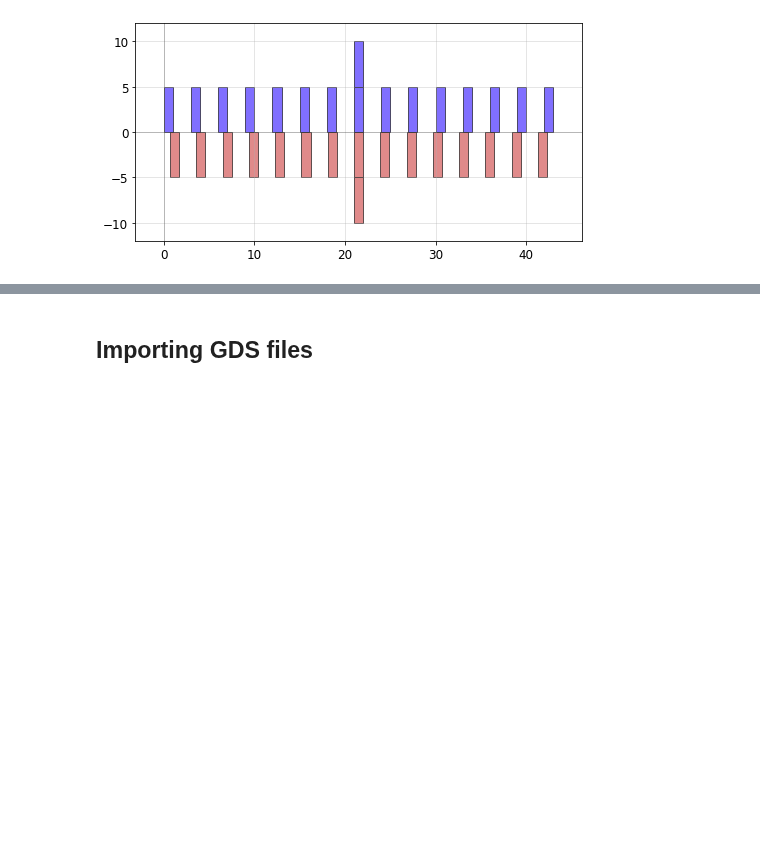
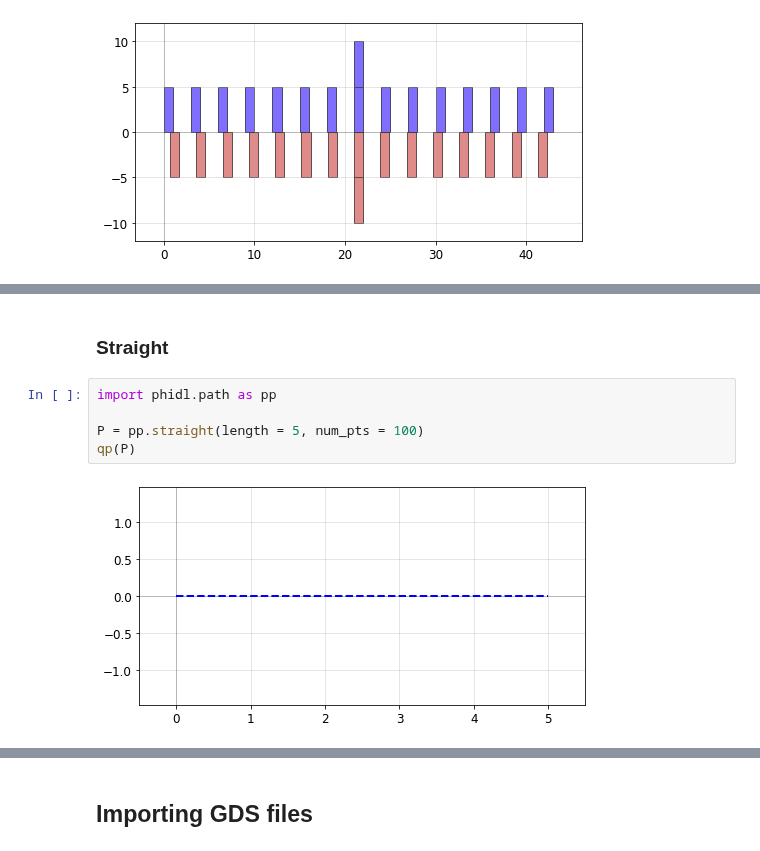
Before and after one commit to amccaugh/phidl, a Jupyter notebook: docs/geometry_reference.ipynb, the cells around one changed output, grey strips where cells are left out. Drawn from its saved outputs; the diff is of its cells as text; blank space fills up the shorter version.

```diff
--- a/docs/geometry_reference.ipynb
+++ b/docs/geometry_reference.ipynb
@@ -663,0 +630,9 @@ qp(D) # quickplot the geometry
+# %% [markdown]
+### Straight
+# %%
+import phidl.path as pp
+
+P = pp.straight(length = 5, num_pts = 100)
+qp(P)
+# %% [output]
+[figure, added]
```
Also changed, not shown: parts of 14 cells of this notebook.
